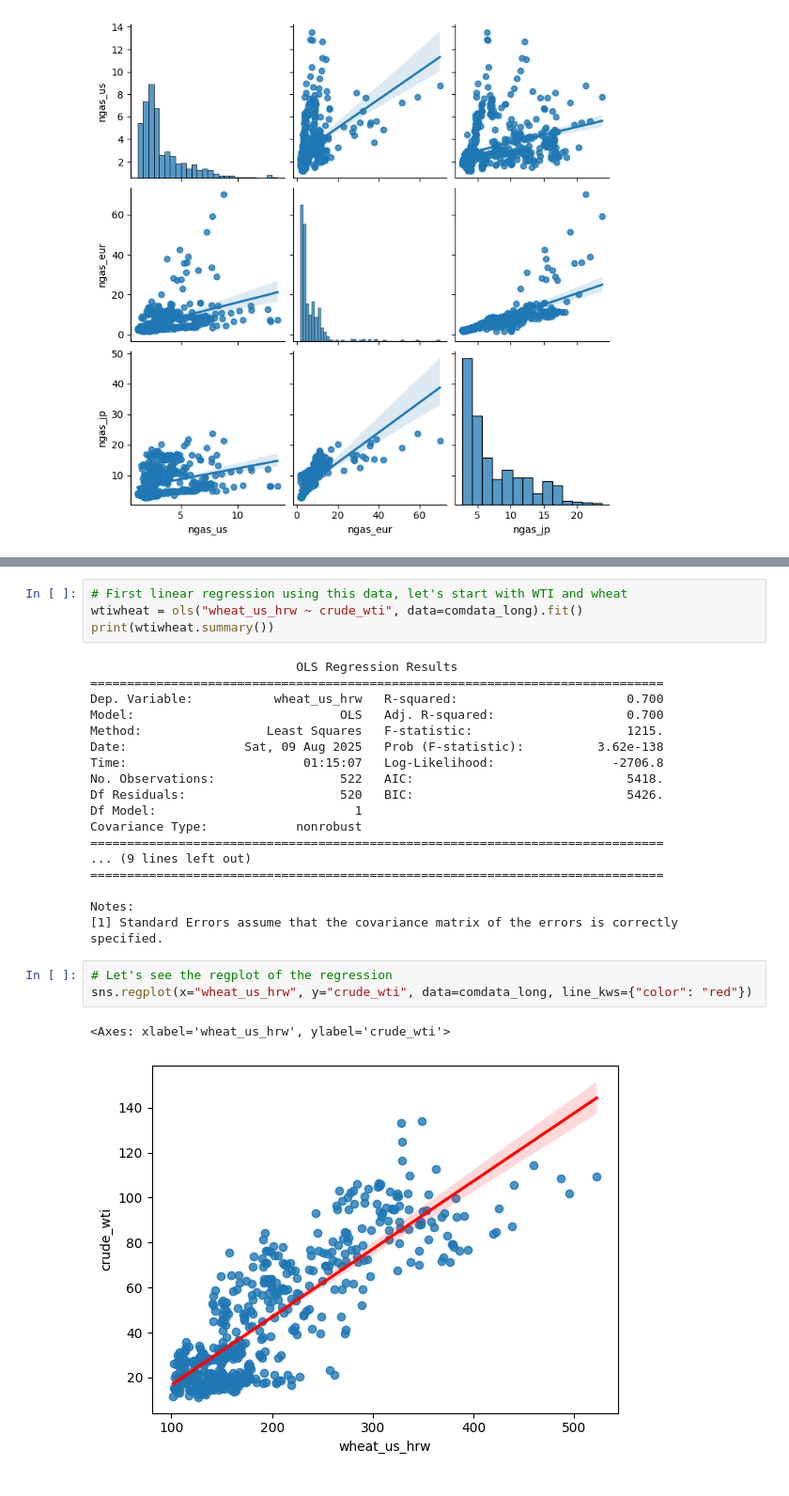
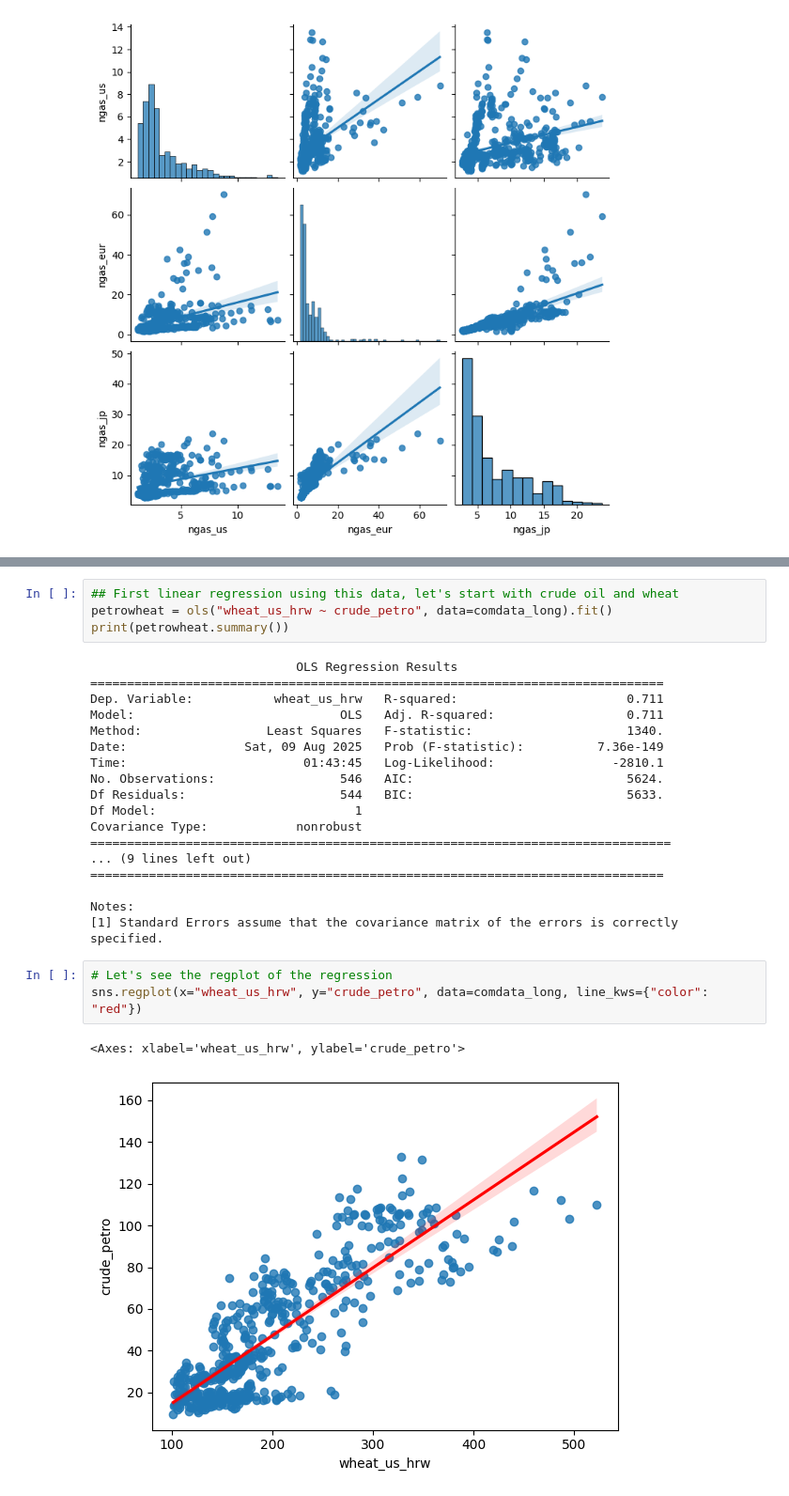
Before and after one commit to steveC-ai/Commodity-Market-Dynamics-Price-Drivers-and-Strategy-Backtesting, a Jupyter notebook: notebook/commodity.prices.ipynb, the cells around one changed output, grey strips where cells are left out. Shown at 94% size. Cells and saved outputs as stored; diff of their text form.

```diff
--- a/notebook/commodity.prices.ipynb
+++ b/notebook/commodity.prices.ipynb
@@ -178,20 +180,20 @@ sns.pairplot(comdata_long[["crude_wti"] + ["wheat_us_hrw"] + ["rice_05"] + ["soy
 # %%
-# First linear regression using this data, let's start with WTI and wheat
-wtiwheat = ols("wheat_us_hrw ~ crude_wti", data=comdata_long).fit()
-print(wtiwheat.summary())
+## First linear regression using this data, let's start with crude oil and wheat
+petrowheat = ols("wheat_us_hrw ~ crude_petro", data=comdata_long).fit()
+print(petrowheat.summary())
 # %% [output]
                             OLS Regression Results
 ==============================================================================
-Dep. Variable:           wheat_us_hrw   R-squared:                       0.700
-Model:                            OLS   Adj. R-squared:                  0.700
-Method:                 Least Squares   F-statistic:                     1215.
-Date:                Sat, 09 Aug 2025   Prob (F-statistic):          3.62e-138
-Time:                        01:15:07   Log-Likelihood:                -2706.8
-No. Observations:                 522   AIC:                             5418.
-Df Residuals:                     520   BIC:                             5426.
+Dep. Variable:           wheat_us_hrw   R-squared:                       0.711
+Model:                            OLS   Adj. R-squared:                  0.711
+Method:                 Least Squares   F-statistic:                     1340.
+Date:                Sat, 09 Aug 2025   Prob (F-statistic):          7.36e-149
+Time:                        01:43:45   Log-Likelihood:                -2810.1
+No. Observations:                 546   AIC:                             5624.
+Df Residuals:                     544   BIC:                             5633.
 Df Model:                           1
 Covariance Type:            nonrobust
-==============================================================================
+===============================================================================
 ... (9 lines left out)
 ==============================================================================
 
@@ -199,9 +201,9 @@ Notes:
 [1] Standard Errors assume that the covariance matrix of the errors is correctly specified.
 # %%
 # Let's see the regplot of the regression
-sns.regplot(x="wheat_us_hrw", y="crude_wti", data=comdata_long, line_kws={"color": "red"})
+sns.regplot(x="wheat_us_hrw", y="crude_petro", data=comdata_long, line_kws={"color": "red"})
 # %% [output]
-<Axes: xlabel='wheat_us_hrw', ylabel='crude_wti'>
+<Axes: xlabel='wheat_us_hrw', ylabel='crude_petro'>
-[figure, old version]
+[figure, new version]
 # %%
 # Now check for the residuals of the regression
```
Also changed, not shown: parts of 7 cells of this notebook.
